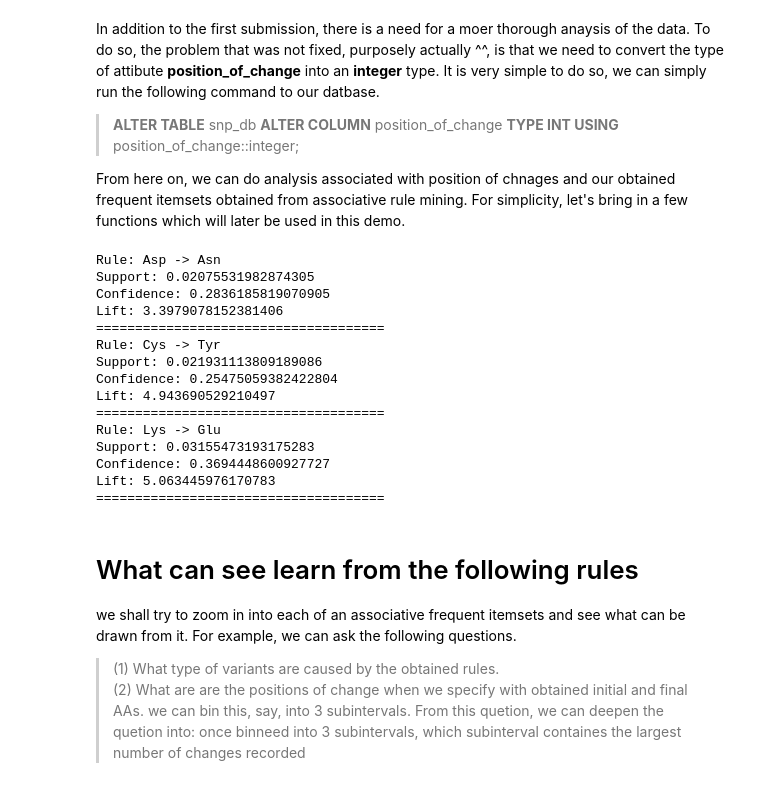
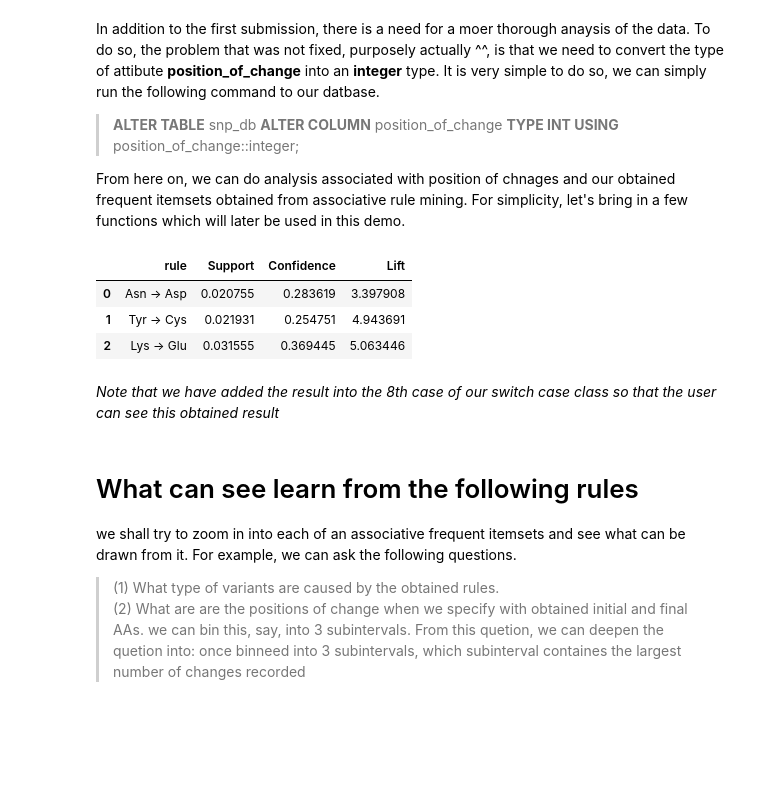
Before and after one commit to kriangsak1997/DatabaseClassProject, a Jupyter notebook: notebooks/Report.ipynb, the cells around one changed output. Cells and saved outputs as stored; diff of their text form; code cells hidden in the pictures; blank space fills up the shorter version.

Commit message:
more refined report and switch cases added

```diff
--- a/notebooks/Report.ipynb
+++ b/notebooks/Report.ipynb
@@ -148,41 +148,44 @@ for row in range(0,len(snp)):
 association_rules = apriori(snps,min_support=0.0093,min_confidence=0.250,min_lift =3,min_length=2)
 association_results =list(association_rules)
 finals = []
+rows = []
 for item in association_results:
 #     to display the rule, the support, the confidence, and lift for each rule in a more clear way:
 
     # first index of the inner list
     # Contains base item and add item
+    eachrow=[]
     pair = item[0]
     items = [x for x in pair]
-    print("Rule: " + items[0] + " -> " + items[1])
-    finals.append((items[0],items[1]))
+#     print("Rule: " + items[0] + " -> " + items[1])
+    eachrow.append(items[0] + " -> " + items[1])
 
     #second index of the inner list
-    print("Support: " + str(item[1]))
+#     print("Support: " + str(item[1]))
+    eachrow.append(item[1])
 
     #third index of the list located at 0th
     #of the third index of the inner list
 
-    print("Confidence: " + str(item[2][0][2]))
-    print("Lift: " + str(item[2][0][3]))
-    print("=====================================")
+#     print("Confidence: " + str(item[2][0][2]))
+    eachrow.append(item[2][0][2])
+#     print("Lift: " + str(item[2][0][3]))
+    eachrow.append(item[2][0][3])
+    rows.append(eachrow)
+#     print("=====================================")
+miningresults = pd.DataFrame(rows)
+cols = ["rule", "Support", "Confidence", "Lift"]
+miningresults.columns = cols
-# %% [output]
-Rule: Asp -> Asn
-Support: 0.02075531982874305
-Confidence: 0.2836185819070905
-Lift: 3.3979078152381406
-=====================================
-Rule: Cys -> Tyr
-Support: 0.021931113809189086
-Confidence: 0.25475059382422804
-Lift: 4.943690529210497
-=====================================
-Rule: Lys -> Glu
-Support: 0.03155473193175283
-Confidence: 0.3694448600927727
-Lift: 5.063445976170783
-=====================================
+# %%
+miningresults
+# miningresults.to_csv(r'/Users/kriangsak1997/Documents/MUIC/Term8/DBMS/Project/miningResults.csv', index = False)
+# %% [output]
+|  | rule | Support | Confidence | Lift |
+| 0 | Asn -> Asp | 0.020755 | 0.283619 | 3.397908 |
+| 1 | Tyr -> Cys | 0.021931 | 0.254751 | 4.943691 |
+| 2 | Lys -> Glu | 0.031555 | 0.369445 | 5.063446 |
+# %% [markdown]
+*Note that we have added the result into the 8th case of our switch case class so that the user can see this obtained result*
 # %% [markdown]
 # What can see learn from the following rules
 we shall try to zoom in into each of an associative frequent itemsets and see what can be drawn from it. For example, we can ask the following questions.
```
Also changed, not shown: parts of 4 cells of this notebook, 8 other files.
